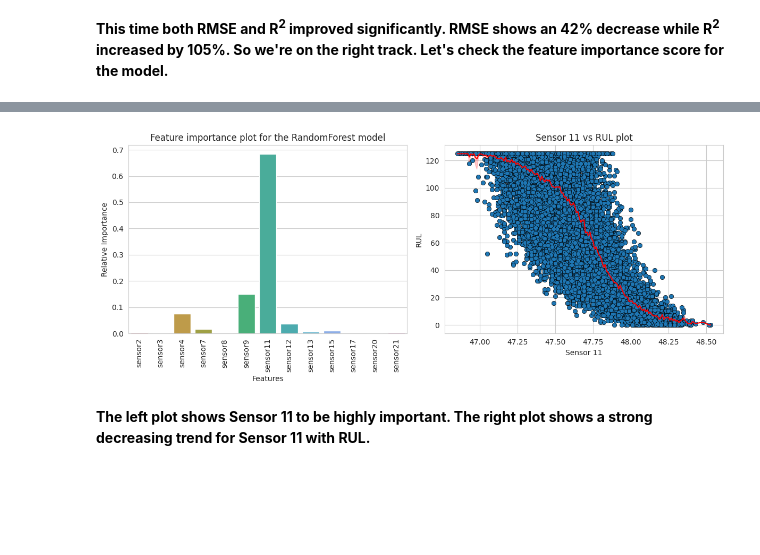
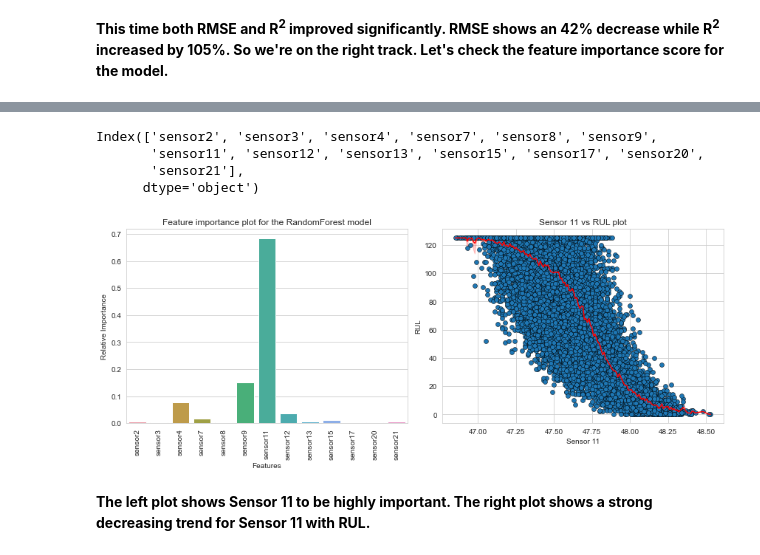
Before and after one commit to egehanyorulmaz/nasa-turbofan-engine-rul-prediction, a Jupyter notebook: src/EDA-and-Modeling.ipynb, the cells around one changed output, grey strips where cells are left out. Cells and saved outputs as stored; diff of their text form; code cells hidden in the pictures; blank space fills up the shorter version.

```diff
--- a/src/EDA-and-Modeling.ipynb
+++ b/src/EDA-and-Modeling.ipynb
@@ -328,23 +339,32 @@ R2  : 0.8
+# %%
+X_train.columns
+# %% [output]
+Index(['sensor2', 'sensor3', 'sensor4', 'sensor7', 'sensor8', 'sensor9',
+       'sensor11', 'sensor12', 'sensor13', 'sensor15', 'sensor17', 'sensor20',
+       'sensor21'],
+      dtype='object')
+# %%
+cols =X_train.columns.tolist()
 # %%
 fig, axes = plt.subplots(1, 2, figsize=(12, 5))
 
-sns.barplot(x=rf.feature_names_in_, y=rf.feature_importances_, ax=axes[0])
+sns.barplot(x=cols, y=rf.feature_importances_, ax=axes[0])
 sns.lineplot(x=train["sensor11"], y=y_train_clipped, color='red', ax=axes[1])
 sns.scatterplot(x=train["sensor11"], y=y_train_clipped, edgecolor='k', ax=axes[1])
 
 axes[0].tick_params('x', labelrotation=90)
 axes[0].set_xlabel("Features")
 axes[0].set_ylabel("Relative Importance")
 axes[0].set_title("Feature importance plot for the RandomForest model")
 
 axes[1].set_xlabel("Sensor 11")
 axes[1].set_ylabel("RUL")
 axes[1].set_title("Sensor 11 vs RUL plot")
 
 plt.tight_layout()
 plt.show()
 # %% [output]
-[figure, old version]
+[figure, new version]
 # %% [markdown]
 **The left plot shows Sensor 11 to be highly important. The right plot shows a strong decreasing trend for Sensor 11 with RUL.**
 # %% [markdown]
```
Also changed, not shown: parts of 17 cells of this notebook.
